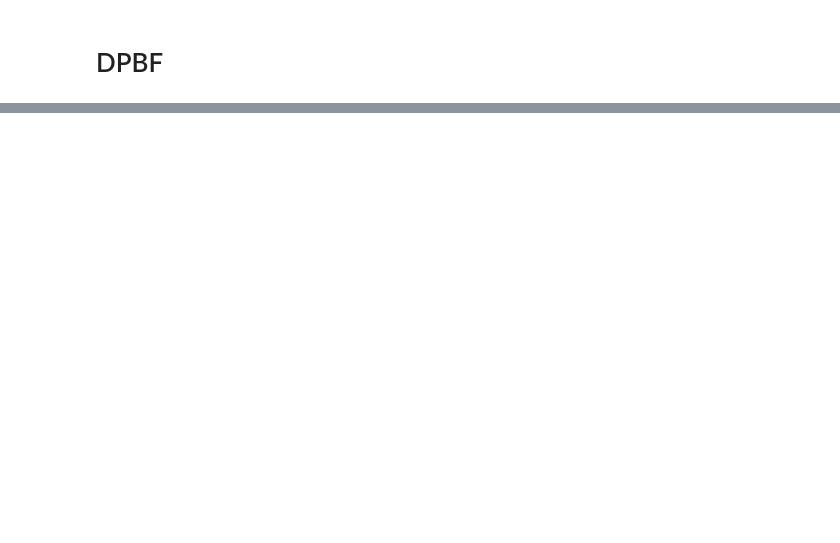
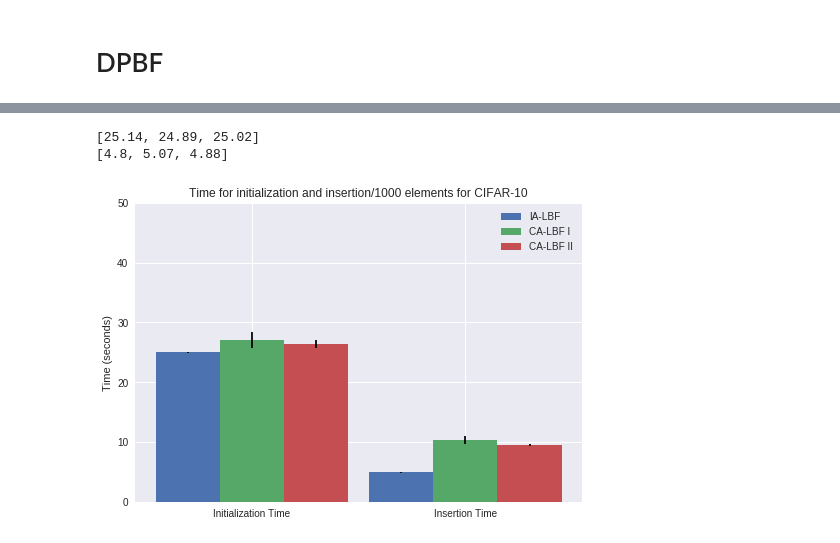
Before and after one commit to arindambhattacharya/LBF, a Jupyter notebook: cifar/Graphs.ipynb, the cells around one changed output, grey strips where cells are left out. Cells and saved outputs as stored; diff of their text form; code cells hidden in the pictures; blank space fills up the shorter version.

```diff
--- a/cifar/Graphs.ipynb
+++ b/cifar/Graphs.ipynb
@@ -69,0 +112,24 @@ dc
+# %%
+x_axis = np.array([0, 1])
+width = 0.3
+print(ialbf_init_time)
+print(ialbf_insert_time)
+plt.bar(x_axis - width, [np.mean(ialbf_init_time), np.mean(ialbf_insert_time)],
+        yerr = [np.std(ialbf_init_time), np.std(ialbf_insert_time)], capsize=0.1,
+        width=width, label='IA-LBF')
+plt.bar(x_axis , [np.mean(calbf1_init_time), np.mean(calbf1_insert_time)],
+        yerr = [np.std(calbf1_init_time), np.std(calbf1_insert_time)], capsize=0.1,
+        width=width, label='CA-LBF I')
+plt.bar(x_axis + width, [np.mean(calbf2_init_time), np.mean(calbf2_insert_time)],
+        yerr = [np.std(calbf2_init_time), np.std(calbf2_insert_time)], capsize=0.1,
+        width=width, label='CA-LBF II')
+plt.xticks([0, 1], ['Initialization Time', 'Insertion Time'])
+plt.ylim([0, 50])
+plt.ylabel('Time (seconds)')
+plt.title('Time for initialization and insertion/1000 elements for CIFAR-10')
+plt.legend()
+plt.savefig('plots/cifar10_time.png')
+# %% [output]
+[25.14, 24.89, 25.02]
+[4.8, 5.07, 4.88]
+[figure, added]
```
Also changed, not shown: parts of 11 cells of this notebook, 5 other files.
